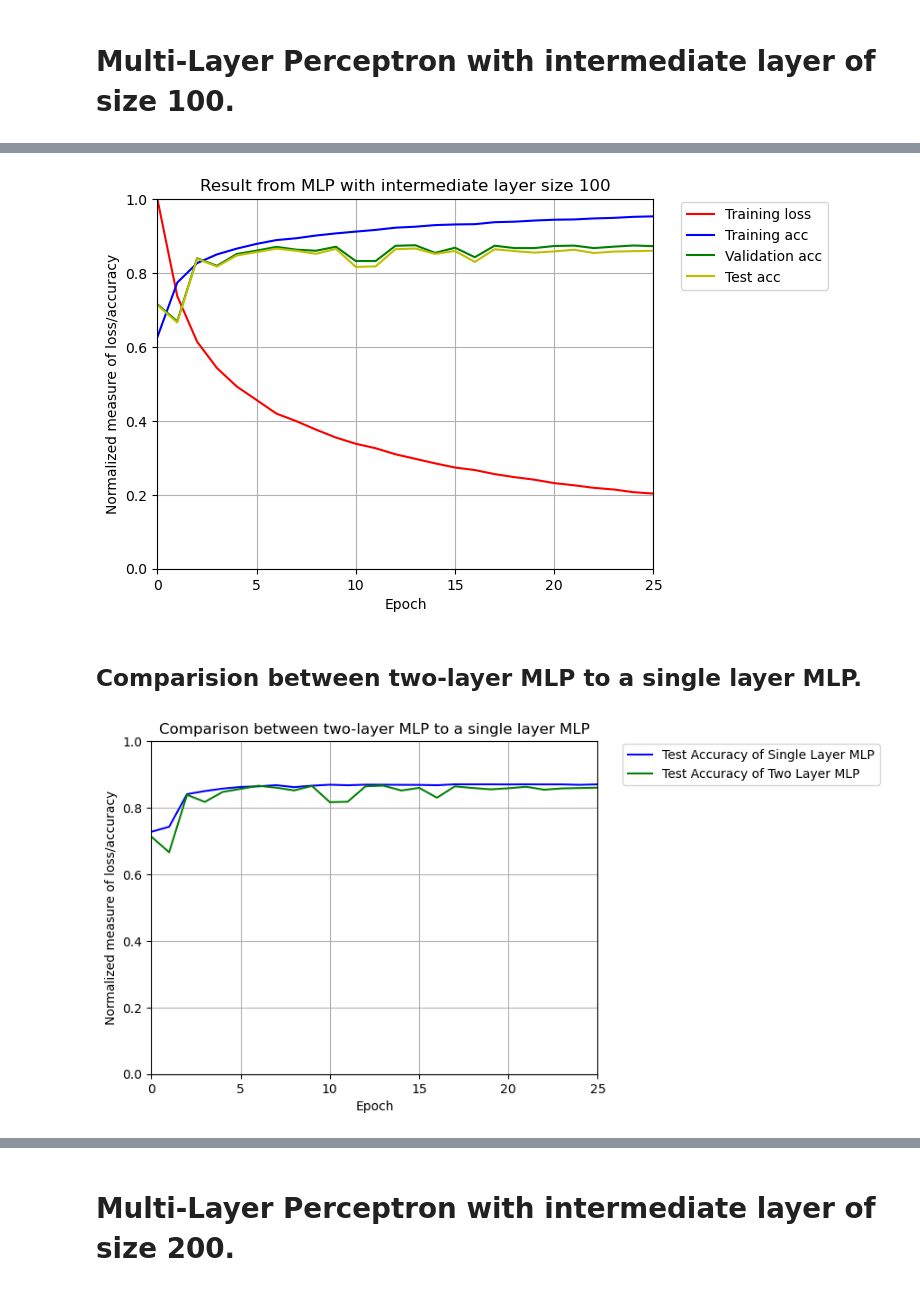
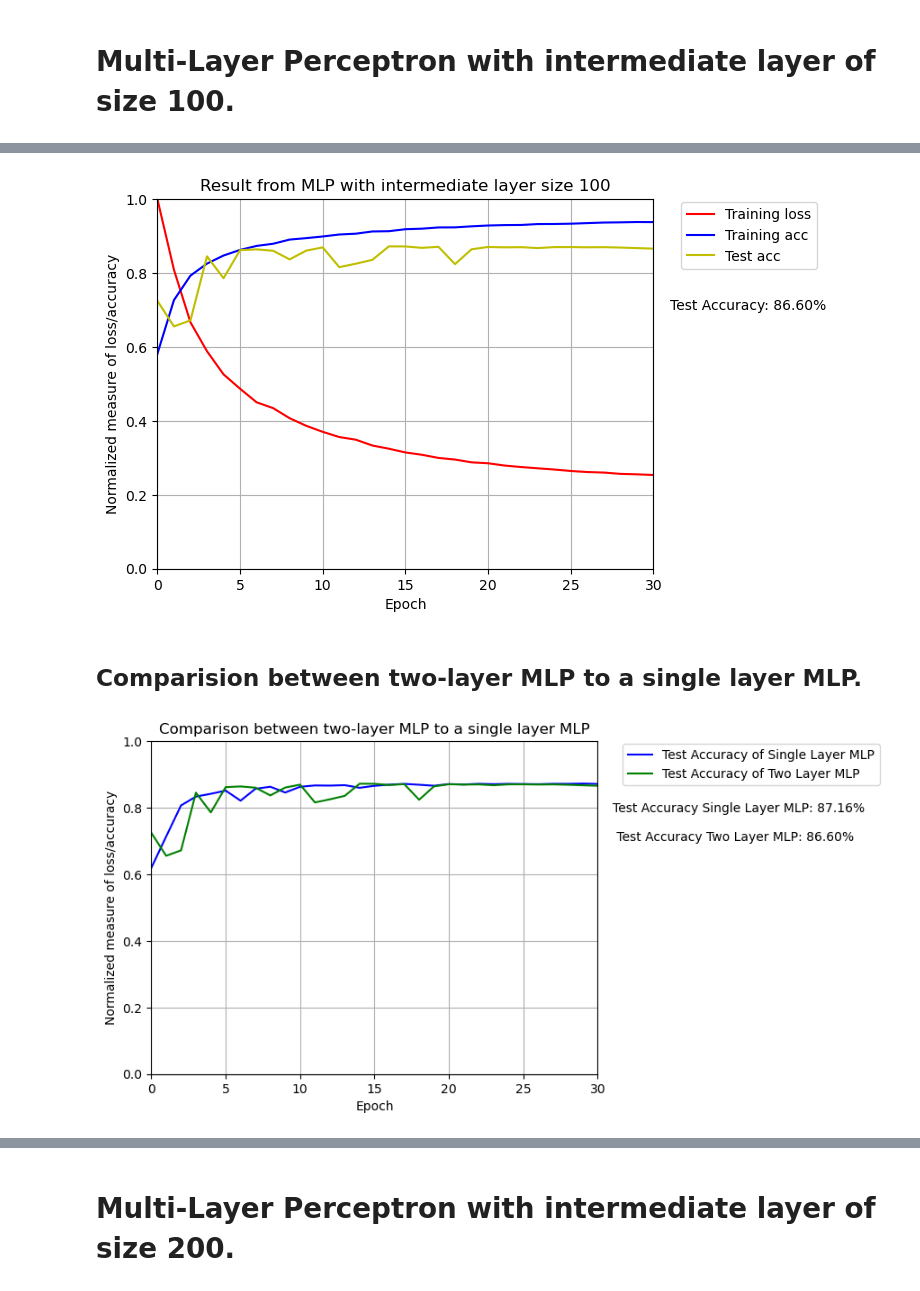
Before and after one commit to mohitydv09/nlp, a Jupyter notebook: hw1.ipynb, the cells around one changed output, grey strips where cells are left out. Saved outputs shown, nothing was run; the diff lists cells and outputs as text; code cells hidden in the pictures.

```diff
--- a/hw1.ipynb
+++ b/hw1.ipynb
@@ -255,6 +275,7 @@ class MLP(nn.Module):
         self.embedding_sum = nn.EmbeddingBag(vocab_size, embed_dim, sparse=True)
         self.fc1 = nn.Linear(embed_dim, hidden_size)
         self.fc2 = nn.Linear(hidden_size, num_class)
+        self.relu = nn.ReLU()
         self.init_weights()
 
     def init_weights(self):
@@ -266,7 +287,11 @@ class MLP(nn.Module):
         self.fc2.bias.data.zero_()
 
     def forward(self, text, offsets):
-        return self.fc2(self.fc1(self.embedding_sum(text, offsets)))
+        x = self.embedding_sum(text, offsets)
+        x = self.fc1(x)
+        x = self.relu(x)
+        x = self.fc2(x)
+        return x
 # %%
 ## Create function to generate data in a batch.
 def generate_batch(batch):
@@ -285,8 +310,7 @@ def generate_batch(batch):
     return batch_indices, batch_labels, offsets
 # %%
 ## Define DataLoaders.
-train_loader = DataLoader(imdbDataset(train_data), batch_size=BATCH_SIZE, shuffle=True, collate_fn=generate_batch)
-val_loader = DataLoader(imdbDataset(val_data), batch_size=BATCH_SIZE, shuffle=True, collate_fn=generate_batch)
+train_loader = DataLoader(imdbDataset(train_df), batch_size=BATCH_SIZE, shuffle=True, collate_fn=generate_batch)
 test_loader = DataLoader(imdbDataset(test_df), batch_size=BATCH_SIZE, shuffle=True, collate_fn=generate_batch)
 # %%
 ## Define Training Function
@@ -344,23 +368,20 @@ schedulerSLMLP = torch.optim.lr_scheduler.StepLR(optimizerSLMLP, 1, gamma=0.9)
 ### Train the Single layer model.
 # %%
 ### Training Loop for single layer model.
-N_EPOCHS = 26
+N_EPOCHS = 31
 
 lossSLMLP = []
 accuracySLMLP = []
-val_accuracySLMLP = []
 test_accuracySLMLP = []
 
 for epoch in range(N_EPOCHS):
     train_loss, train_acc = train_func(train_loader, modelSLMLP, criterionSLMLP, optimizerSLMLP, schedulerSLMLP)
-    val_loss, val_acc = val_func(val_loader, modelSLMLP, criterionSLMLP)
     test_loss, test_acc = val_func(test_loader, modelSLMLP, criterionSLMLP)
 
-    print(f'Epoch {epoch + 1} \tTrain Loss: {train_loss:.3f} | Train Acc: {train_acc*100:.2f}% | Val. Acc: {val_acc*100:.2f} | Test. Acc: {test_acc*100:.2f}%')
+    print(f'Epoch {epoch + 1} \tTrain Loss: {train_loss:.3f} | Train Acc: {train_acc*100:.2f}% | Test. Acc: {test_acc*100:.2f}%')
 
     lossSLMLP.append(train_loss)
     accuracySLMLP.append(train_acc)
-    val_accuracySLMLP.append(val_acc)
     test_accuracySLMLP.append(test_acc)
 
 print(f"\nFinished Training, final accuracy on test data is : {test_accuracySLMLP[-1]*100:.2f}%")
@@ -412,23 +433,19 @@ optimizerMLP = torch.optim.SGD(modelMLP.parameters(), lr=1.0)
 schedulerMLP = torch.optim.lr_scheduler.StepLR(optimizerMLP, 1, gamma=0.9)
 # %%
 ### Training Loop for MLP with 100 dim. of intermedialte layer.
-N_EPOCHS = 26
 
 lossMLP = []
 accuracyMLP = []
-val_accuracyMLP = []
 test_accuracyMLP = []
 
 for epoch in range(N_EPOCHS):
     train_loss, train_acc = train_func(train_loader, modelMLP, criterionMLP, optimizerMLP, schedulerMLP)
-    val_loss, val_acc = val_func(val_loader, modelMLP, criterionMLP)
     test_loss, test_acc = val_func(test_loader, modelMLP, criterionMLP)
 
-    print(f'Epoch {epoch + 1} \tTrain Loss: {train_loss:.3f} | Train Acc: {train_acc*100:.2f}% | Val. Acc: {val_acc*100:.2f} | Test. Acc: {test_acc*100:.2f}%')
+    print(f'Epoch {epoch + 1} \tTrain Loss: {train_loss:.3f} | Train Acc: {train_acc*100:.2f}% | Test. Acc: {test_acc*100:.2f}%')
 
     lossMLP.append(train_loss)
     accuracyMLP.append(train_acc)
-    val_accuracyMLP.append(val_acc)
     test_accuracyMLP.append(test_acc)
 print(f"\nFinished Training, final accuracy on test data is : {test_accuracyMLP[-1]*100:.2f}%")
 # %% [output]
@@ -452,21 +469,21 @@ Finished Training, final accuracy on test data is : 86.04%
 # %%
 ## Plot the loss and accuracy
 plt.xlabel("Epoch")
 plt.ylabel("Normalized measure of loss/accuracy")
 x_len = list(range(len(accuracyMLP)))
 
 plt.axis([0,max(x_len),0,1])
 plt.title("Result from MLP with intermediate layer size 100")
 lossMLP = np.asarray(lossMLP)/max(lossMLP)
 plt.plot(x_len, lossMLP, 'r', label='Training loss')
 plt.plot(x_len, accuracyMLP, 'b', label='Training acc')
-plt.plot(x_len, val_accuracyMLP, 'g', label='Validation acc')
 plt.plot(x_len, test_accuracyMLP, 'y', label='Test acc')
 plt.grid(True)
 plt.legend(bbox_to_anchor=(1.05, 1), loc=2, borderaxespad=0.2)
+plt.text(31, 0.7, f"Test Accuracy: {test_accuracyMLP[-1]*100:.2f}%")
 plt.show()
 # %% [output]
-[figure, old version]
+[figure, new version]
 # %% [markdown]
 ## Comparision between two-layer MLP to a single layer MLP.
 # %%
@@ -482,7 +499,8 @@ plt.plot(x_len, test_accuracySLMLP, 'b', label='Test Accuracy of Single Layer ML
 plt.plot(x_len, test_accuracyMLP, 'g', label='Test Accuracy of Two Layer MLP')
 plt.grid(True)
 plt.legend(bbox_to_anchor=(1.05, 1), loc=2, borderaxespad=0.2)
+plt.text(31, 0.7, f"Test Accuracy Single Layer MLP: {test_accuracySLMLP[-1]*100:.2f}%\n\n Test Accuracy Two Layer MLP: {test_accuracyMLP[-1]*100:.2f}%")
 plt.show()
 # %% [output]
-[figure, old version]
+[figure, new version]
 # %% [markdown]
```
Also changed, not shown: parts of 38 cells of this notebook, 1 other file.
